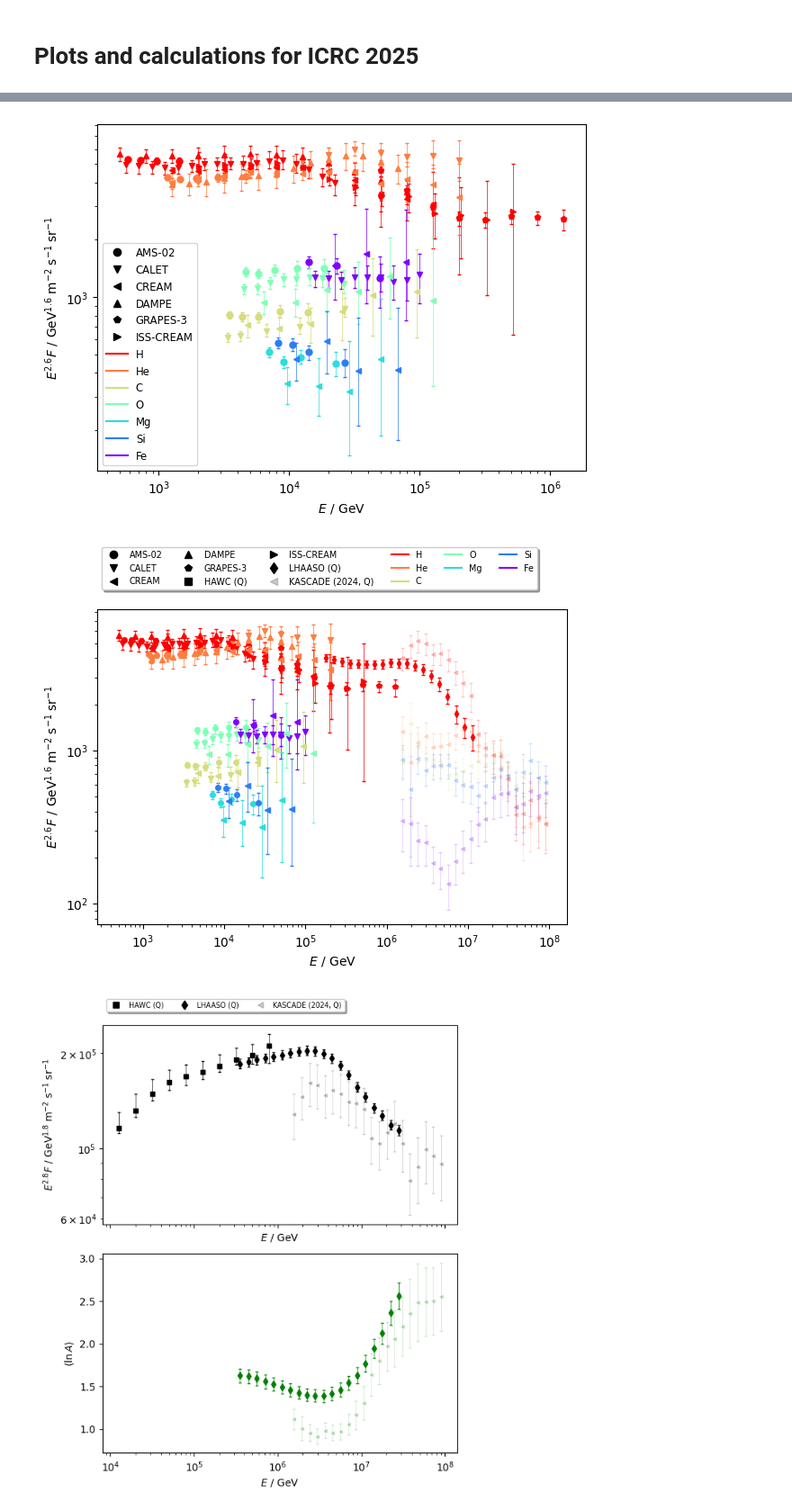
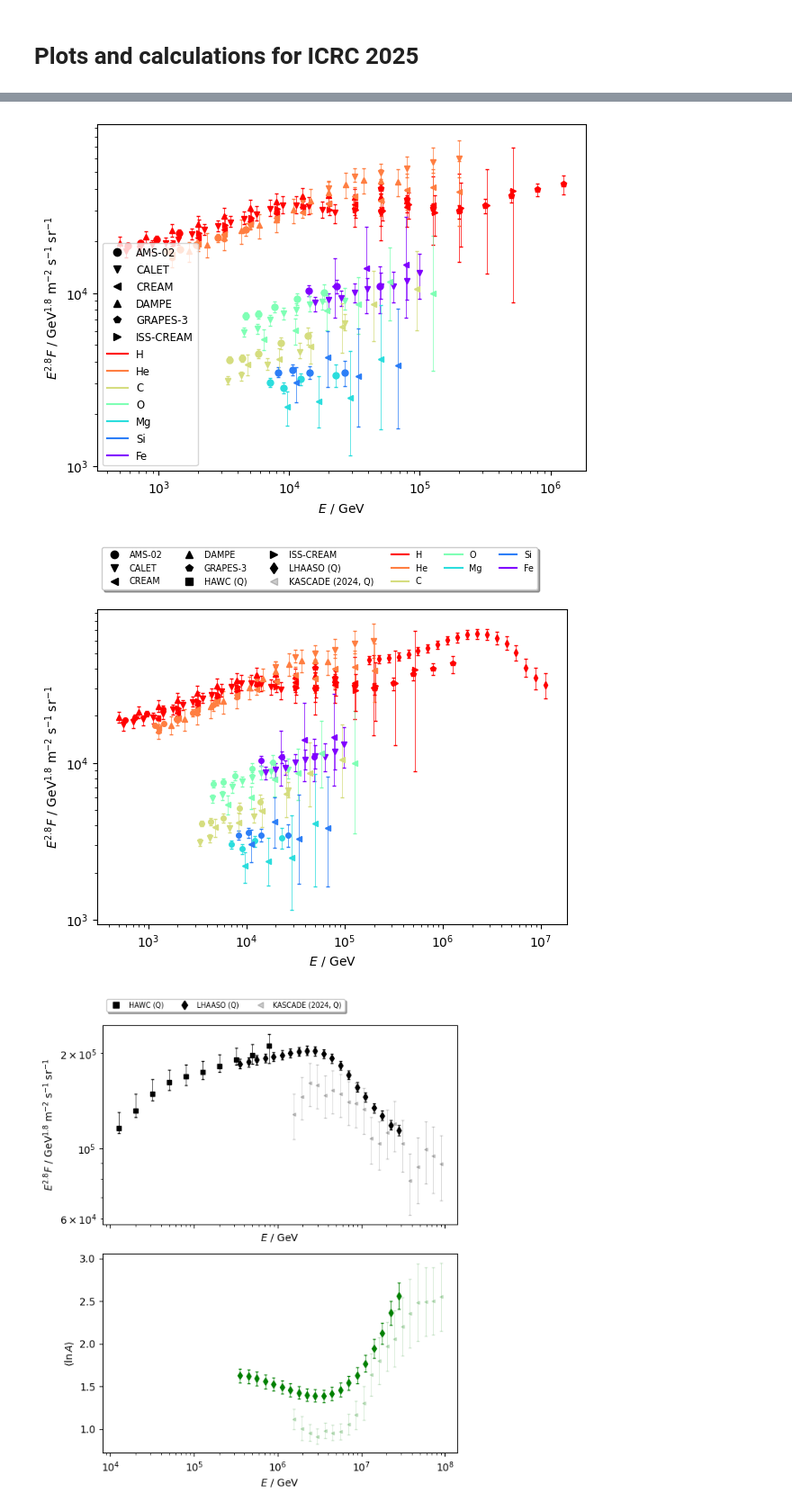
Before and after one commit to nj-vs-vh/EVA, a Jupyter notebook: icrc.ipynb, the cells around one changed output, grey strips where cells are left out. Shown at 90% size. Cells and saved outputs as stored; diff of their text form; code cells hidden in the pictures.

```diff
--- a/icrc.ipynb
+++ b/icrc.ipynb
@@ -36,7 +36,7 @@ data_le = Data.load(
 # %%
 fig, ax = plt.subplots(figsize=(8, 5))
 
-scale = 2.6
+scale = 2.8
 
 for exp, ps in data_direct.element_spectra.items():
     for p, s in ps.items():
@@ -64,7 +64,7 @@ plt.show()
 # %%
 fig, ax = plt.subplots(figsize=(6, 5))
 
-scale = 2.6
+scale = 2.8
 
 for exp, ps in data_direct.element_spectra.items():
     for p, s in ps.items():
@@ -90,7 +90,7 @@ data_grapes = Data.load(DataConfig(experiments_elements=[experiments.grapes]))
 # %%
 fig, ax = plt.subplots(figsize=(7, 5))
 
-scale = 2.6
+scale = 2.8
 
 for exp, ps in data_direct.element_spectra.items():
     for p, s in ps.items():
@@ -111,11 +111,12 @@ legend_with_added_items(
     ]
     + [(legend_artist_line(element.color), element.name) for element in Element.regular()],
     fontsize="small",
+    loc="lower left",
 )
 
 plt.show()
 # %% [output]
-[figure, old version]
+[figure, new version]
 # %%
 lhaaso = experiments.lhaaso_qgsjet
 data_lhaaso = Data.load(
@@ -133,7 +134,8 @@ data_all = Data.load(
 )
 data_kascade = Data.load(
     DataConfig(
-        experiments_elements=[experiments.kascade_re_qgsjet],
+        # experiments_elements=[experiments.kascade_re_qgsjet],
+        experiments_elements=[],
         experiments_all_particle=[experiments.kascade_re_qgsjet],
         experiments_lnA=[experiments.kascade_re_qgsjet],
     )
@@ -141,41 +143,41 @@ data_kascade = Data.load(
 # %%
 fig, ax = plt.subplots(figsize=(6.2, 5))
 
-scale = 2.6
+scale = 2.8
 
 for exp, ps in data_all.element_spectra.items():
     for p, s in ps.items():
         s.plot(scale=scale, ax=ax, add_label=False, is_fitted=True, marker_size=4.0)
 for exp, ps in data_kascade.element_spectra.items():
     for p, s in ps.items():
         s.plot(scale=scale, ax=ax, add_label=False, is_fitted=False)
 
 
 ax.set_xscale("log")
 ax.set_yscale("log")
 legend_with_added_items(
     ax,
     [
         (exp.legend_artist(is_fitted=True), exp.name)
         for exp in sorted(data_all.experiments(spectra_only=True))
     ]
     + [
         (exp.legend_artist(is_fitted=False), exp.name)
         for exp in sorted(data_kascade.experiments(spectra_only=True))
     ]
     + [(legend_artist_line(element.color), element.name) for element in Element.regular()],
     fontsize="x-small",
     bbox_to_anchor=(0.00, 1.05, 1.0, 0.0),
     loc="lower left",
     fancybox=True,
     shadow=True,
     ncol=6,
 )
 
 fig.tight_layout()
 plt.show()
 # %% [output]
-[figure, old version]
+[figure, new version]
 # %%
 fig, axes = plt.subplots(nrows=2, sharex=True, figsize=(6, 7))
 
```
Also changed, not shown: parts of 10 cells of this notebook, 4 other files.
